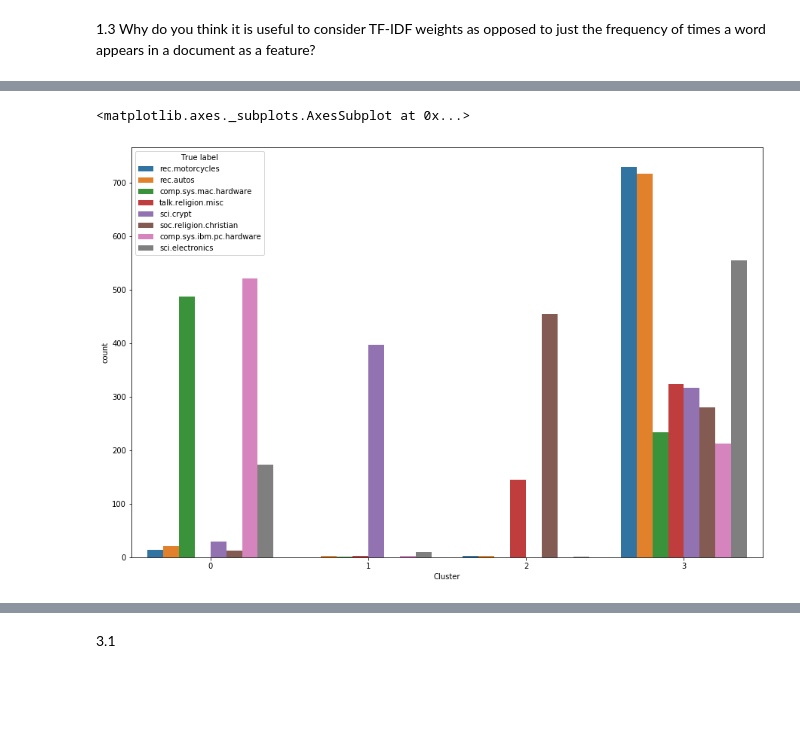
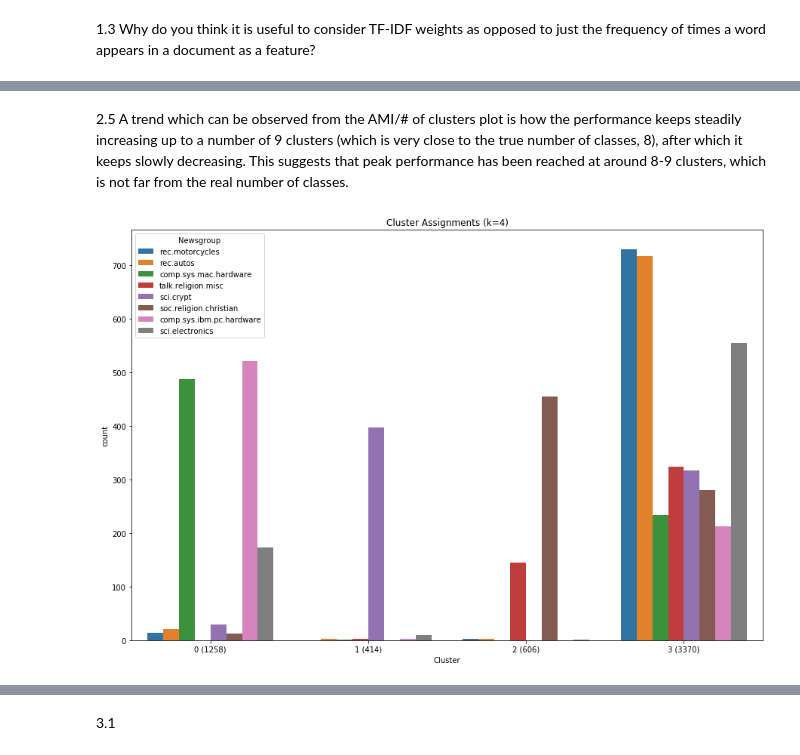
Before and after one commit to amariucaitheodor/introductory-applied-machine-learning, a Jupyter notebook: Assignment 2.ipynb, the cells around one changed output, grey strips where cells are left out. Saved outputs shown, nothing was run; the diff lists cells and outputs as text; code cells hidden in the pictures; blank space fills up the shorter version.

```diff
--- a/Assignment 2.ipynb
+++ b/Assignment 2.ipynb
@@ -101,12 +108,20 @@ plt.show()
+# %% [markdown]
+2.5 A trend which can be observed from the AMI/# of clusters plot is how the performance keeps steadily increasing up to a number of 9 clusters (which is very close to the true number of classes, 8), after which it keeps slowly decreasing. This suggests that peak performance has been reached at around 8-9 clusters, which is not far from the real number of classes.
 # %%
 kmeans4 = KMeans(n_clusters=4,random_state=1000, n_init=50).fit(X_train)
 y4 = kmeans4.predict(X_train)
 # %%
 # 2.6
 y_train_labels = list(map(lambda x: ng_labels.iloc[x].iloc[0], y_train))
-assignments = pd.DataFrame(list(zip(y4, y_train_labels)), columns = ['Cluster', 'True label'])
+assignments = pd.DataFrame(list(zip(y4, y_train_labels)), columns = ['Cluster', 'Newsgroup'])
 plt.figure(figsize=(15,10))
-sns.countplot(data=assignments, x='Cluster', hue='True label')
+ax = sns.countplot(data=assignments, x='Cluster', hue='Newsgroup')
+
+#count = assignments.groupby(['Cluster']).count()
+#print(count)
+ax.set_xticklabels(['0 (1258)','1 (414)','2 (606)','3 (3370)'])
+
+plt.title('Cluster Assignments (k=4)')
+plt.show()
 # %% [output]
-<matplotlib.axes._subplots.AxesSubplot at 0x...>
-[figure, old version]
+[figure, new version]
```
Also changed, not shown: parts of 10 cells of this notebook.
